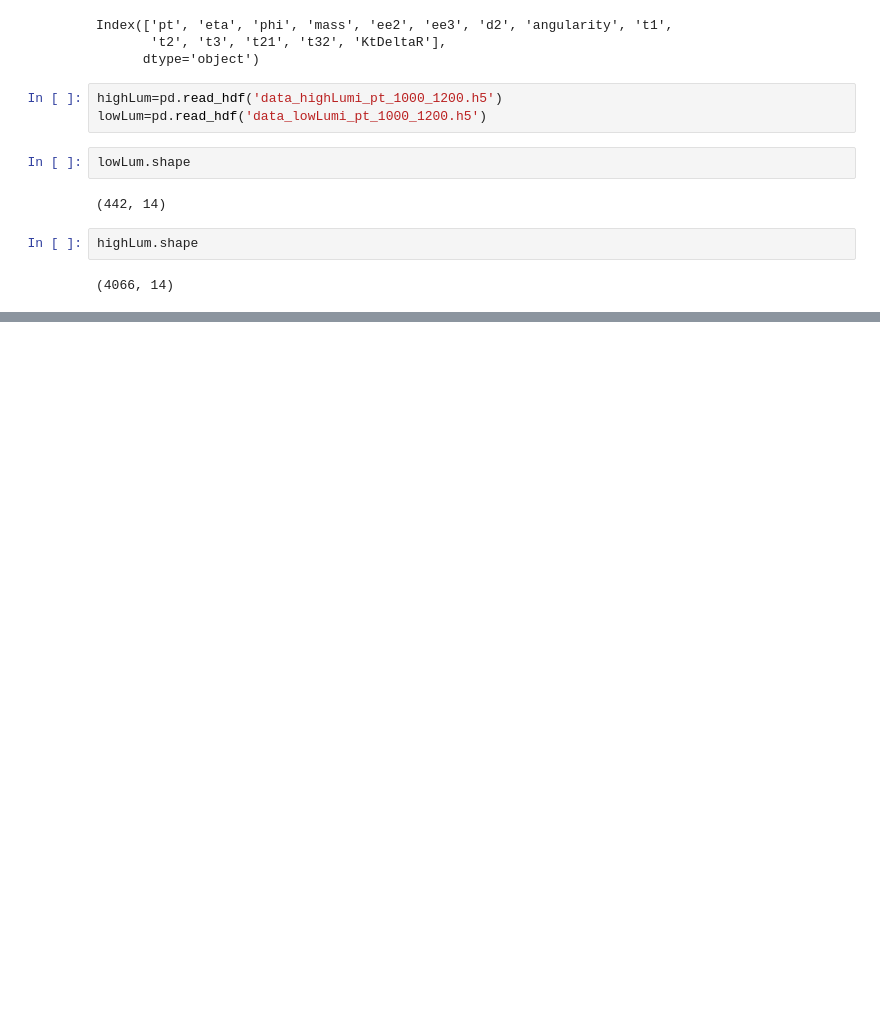
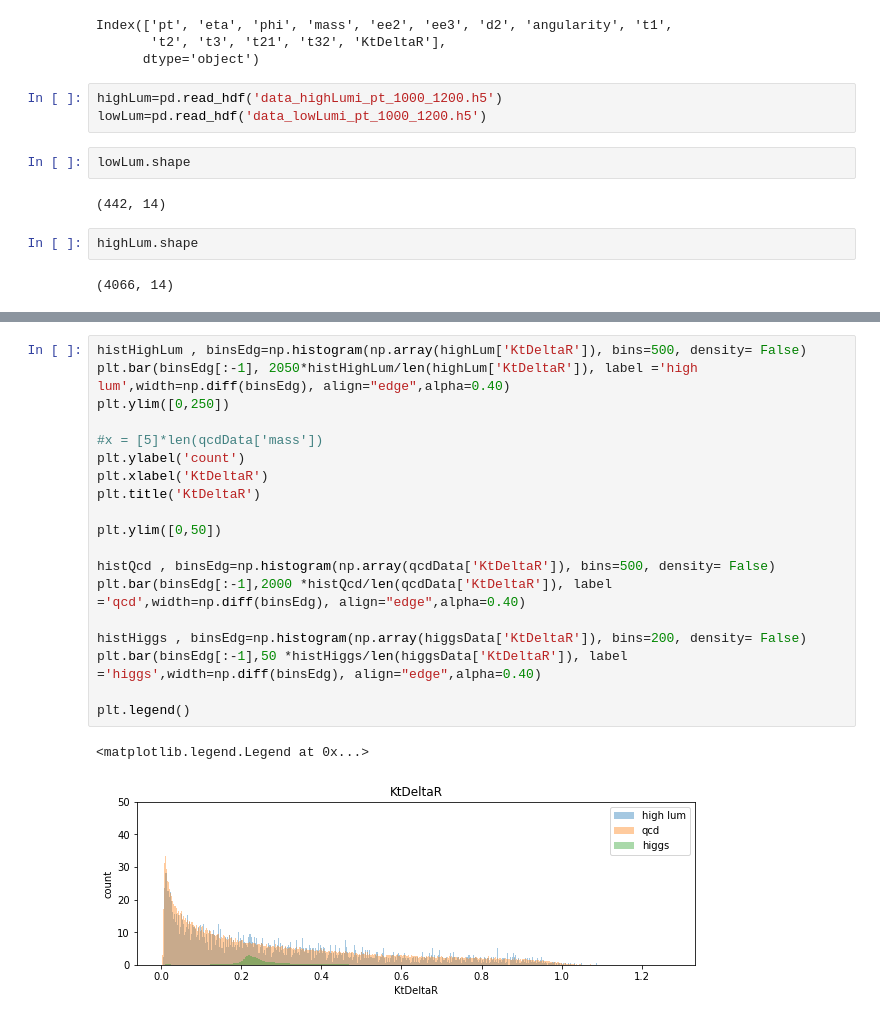
Before and after one commit to GammasBox/phys434Lab, a Jupyter notebook: Lab8.ipynb, the cells around one changed output, grey strips where cells are left out. Drawn from its saved outputs; the diff is of its cells as text; blank space fills up the shorter version.

```diff
--- a/Lab8.ipynb
+++ b/Lab8.ipynb
@@ -462,0 +137,22 @@ lowLumCut3.shape
+# %%
+histHighLum , binsEdg=np.histogram(np.array(highLum['KtDeltaR']), bins=500, density= False)
+plt.bar(binsEdg[:-1], 2050*histHighLum/len(highLum['KtDeltaR']), label ='high lum',width=np.diff(binsEdg), align="edge",alpha=0.40)
+plt.ylim([0,250])
+
+#x = [5]*len(qcdData['mass'])
+plt.ylabel('count')
+plt.xlabel('KtDeltaR')
+plt.title('KtDeltaR')
+
+plt.ylim([0,50])
+
+histQcd , binsEdg=np.histogram(np.array(qcdData['KtDeltaR']), bins=500, density= False)
+plt.bar(binsEdg[:-1],2000 *histQcd/len(qcdData['KtDeltaR']), label ='qcd',width=np.diff(binsEdg), align="edge",alpha=0.40)
+
+histHiggs , binsEdg=np.histogram(np.array(higgsData['KtDeltaR']), bins=200, density= False)
+plt.bar(binsEdg[:-1],50 *histHiggs/len(higgsData['KtDeltaR']), label ='higgs',width=np.diff(binsEdg), align="edge",alpha=0.40)
+
+plt.legend()
+# %% [output]
+<matplotlib.legend.Legend at 0x...>
+[figure, added]
```
Also changed, not shown: parts of 65 cells of this notebook, 3 other files.
